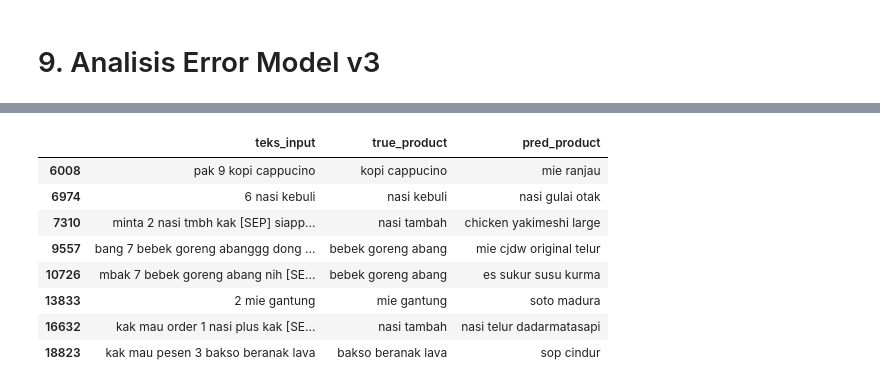
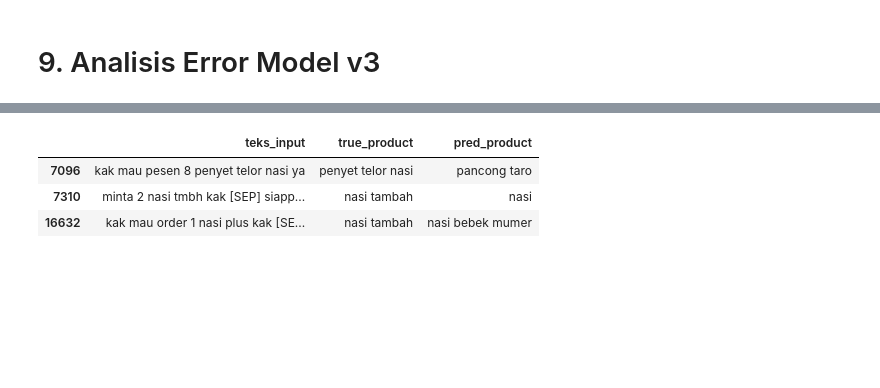
Before and after one commit to Sugandarilovv/ChatKasir, a Jupyter notebook: ai-model/notebooks/02_training.ipynb, the cells around one changed output, grey strips where cells are left out. Drawn from its saved outputs; the diff is of its cells as text; code cells hidden in the pictures; blank space fills up the shorter version.

```diff
--- a/ai-model/notebooks/02_training.ipynb
+++ b/ai-model/notebooks/02_training.ipynb
@@ -154,6 +154,12 @@ label_encoder.fit(all_products)
 
 # ubah target product dari string menjadi integer
 y_product_encoded = label_encoder.transform(y_product)
+y_quantity = df_sintetis['quantity'].astype(float).values
+y_price_satuan = df_sintetis['price_satuan'].astype(float).values
+
+# scaling [0, 1]
+y_quantity_scaled = y_quantity / 10.0
+y_price_scaled = np.where(y_price_satuan != -1.0, y_price_satuan / 100000.0, -1.0)
 
 # total kelas produk untuk arsitektur layer Dense output
 num_product_classes = len(label_encoder.classes_)
@@ -165,7 +171,7 @@ LabelEncoder berhasil dibuat. Total kelas produk (num_product_classes): 18590
 print("Membagi Data ke Training dan Validation (80:20)")
 
 X_train, X_val, y_prod_train, y_prod_val, y_qty_train, y_qty_val, y_price_satuan_train, y_price_satuan_val = train_test_split(
-    X, y_product_encoded, y_quantity, y_price_satuan, test_size=0.2, random_state=42
+    X, y_product_encoded, y_quantity_scaled, y_price_scaled, test_size=0.2, random_state=42
 )
 
 print(f"Data Train: {len(X_train)} baris")
@@ -354,9 +362,9 @@ model.compile(
 
     # bobot tiap loss terhadap total loss
     loss_weights={
-        "product": 5.0,
+        "product": 1.0,
         "quantity": 1.0,
-        "price_satuan": 0.0001,
+        "price_satuan": 1.0,
     },
 
     # metrik evaluasi untuk masing-masing output head
@@ -533,6 +550,13 @@ pred_price = predictions[2].flatten()
 true_product_labels = label_encoder.inverse_transform(y_prod_val)
 pred_product_labels = label_encoder.inverse_transform(pred_product_idx)
 
+# kembalikan skala (x10 untuk qty, x100.000 untuk harga)
+true_quantity_real = y_qty_val * 10.0
+pred_quantity_real = np.round(pred_quantity * 10.0)
+
+true_price_real = np.where(y_price_satuan_val != -1.0, y_price_satuan_val * 100000.0, -1.0)
+pred_price_real = pred_price * 100000.0
+
 # buat dataframe untuk membandingkan prediksi dengan nilai asli
 df_errors = pd.DataFrame({
     'teks_input': X_val, # teks chat mentah sebelum tokenisasi
@@ -540,9 +564,8 @@ df_errors = pd.DataFrame({
     'pred_product': pred_product_labels,
     'true_quantity': y_qty_val,
     'pred_quantity': pred_quantity,
-    # kembalikan harga ke skala rupiah penuh (* 1000)
-    'true_price': y_price_satuan_val * 1000,
-    'pred_price': pred_price * 1000
+    'true_price': y_price_satuan_val,
+    'pred_price': pred_price
 })
 
 # hitung Error
@@ -563,6 +586,6 @@ print("\nENTITAS PRODUK (Top 5 Kesalahan)")
 salah_produk = df_errors[~df_errors['product_match']]
 
 print(f"Total baris salah tebak produk: {len(salah_produk)} dari {len(df_errors)}")
-display(salah_produk[['teks_input', 'true_product', 'pred_product']].head(10))
+display(salah_produk[['teks_input', 'true_product', 'pred_product']].head())
 # %% [output]
 Melakukan prediksi pada Validation Set...
@@ -575,11 +598,6 @@ Total baris salah tebak produk: 8 dari 20100
 |  | teks_input | true_product | pred_product |
-| 6008 | pak 9 kopi cappucino | kopi cappucino | mie ranjau |
-| 6974 | 6 nasi kebuli | nasi kebuli | nasi gulai otak |
-| 7310 | minta 2 nasi tmbh kak [SEP] siapp... | nasi tambah | chicken yakimeshi large |
-| 9557 | bang 7 bebek goreng abanggg dong ... | bebek goreng abang | mie cjdw original telur |
-| 10726 | mbak 7 bebek goreng abang nih [SE... | bebek goreng abang | es sukur susu kurma |
-| 13833 | 2 mie gantung | mie gantung | soto madura |
-| 16632 | kak mau order 1 nasi plus kak [SE... | nasi tambah | nasi telur dadarmatasapi |
-| 18823 | kak mau pesen 3 bakso beranak lava | bakso beranak lava | sop cindur |
+| 7096 | kak mau pesen 8 penyet telor nasi ya | penyet telor nasi | pancong taro |
+| 7310 | minta 2 nasi tmbh kak [SEP] siapp... | nasi tambah | nasi |
+| 16632 | kak mau order 1 nasi plus kak [SE... | nasi tambah | nasi bebek mumer |
 # %%
 print("\nENTITAS QUANTITY (Top 5 Error Terbesar)")
```
Also changed, not shown: parts of 7 cells of this notebook.
